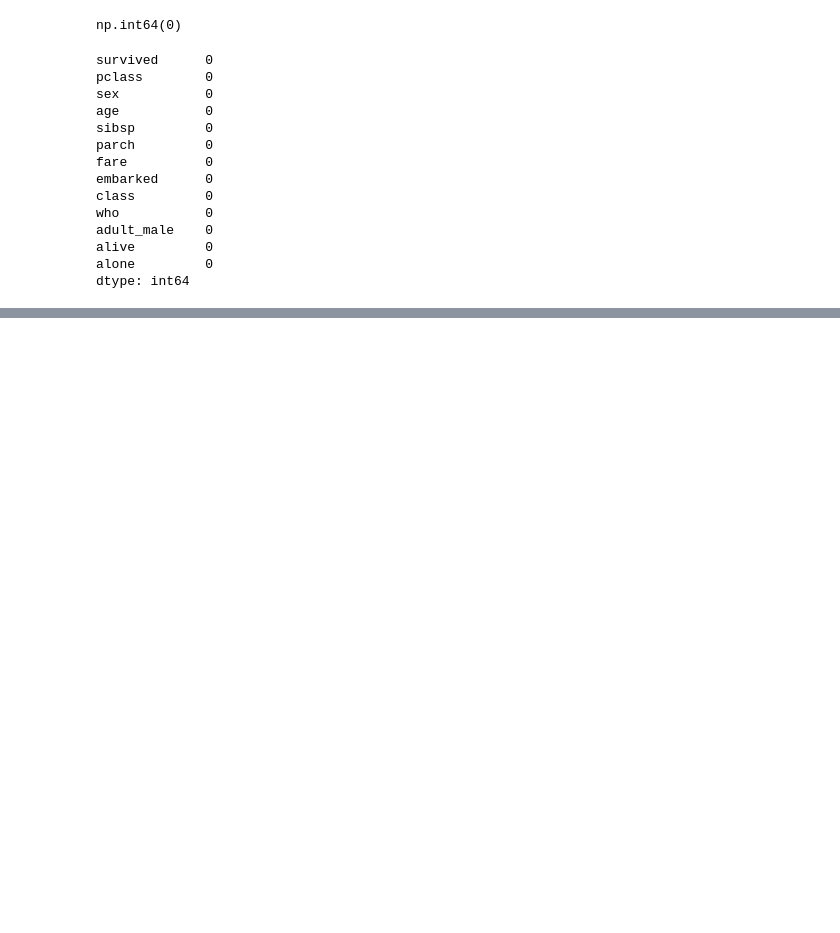
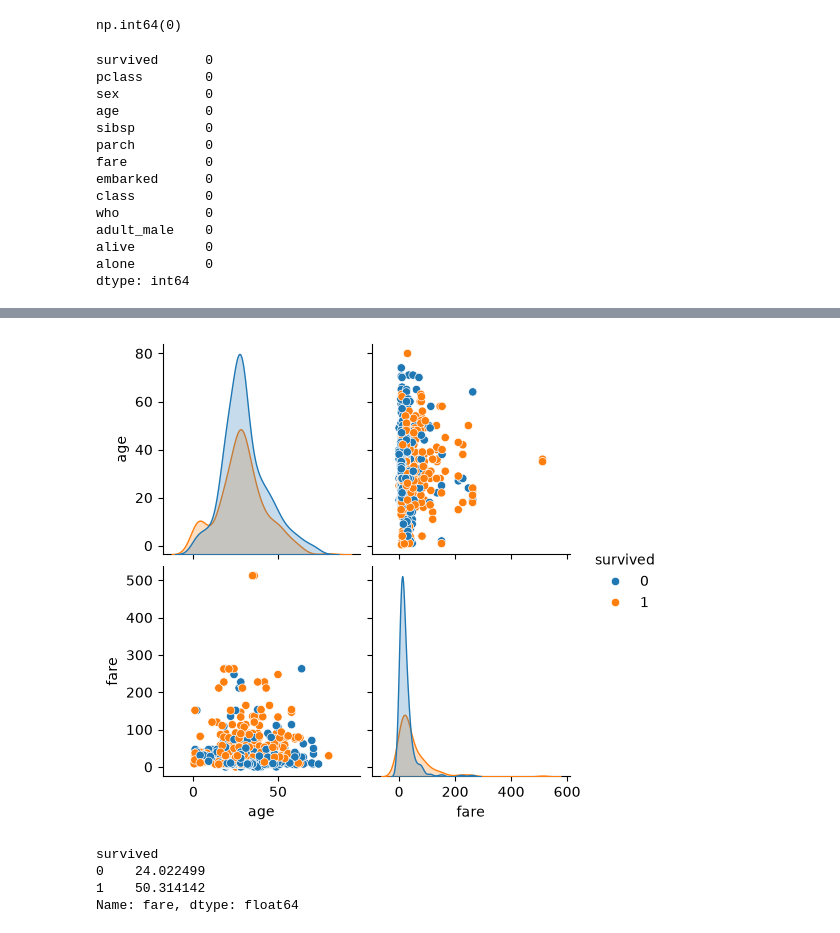
Before and after one commit to djiliwade67-ops/portfolio-data-science, a Jupyter notebook: projet0-titanic.ipynb, the cells around one changed output, grey strips where cells are left out. Drawn from its saved outputs; the diff is of its cells as text; code cells hidden in the pictures; blank space fills up the shorter version.

```diff
--- a/projet0-titanic.ipynb
+++ b/projet0-titanic.ipynb
@@ -115,0 +151,12 @@ dtype: int64
+# %%
+sns.pairplot(titanic, vars=['age', 'fare'], hue='survived')
+plt.show()
+# %% [output]
+[figure, added]
+# %%
+titanic.groupby('survived')['fare'].mean()
+# %% [output]
+survived
+0    24.022499
+1    50.314142
+Name: fare, dtype: float64
```
Also changed, not shown: parts of 4 cells of this notebook.
